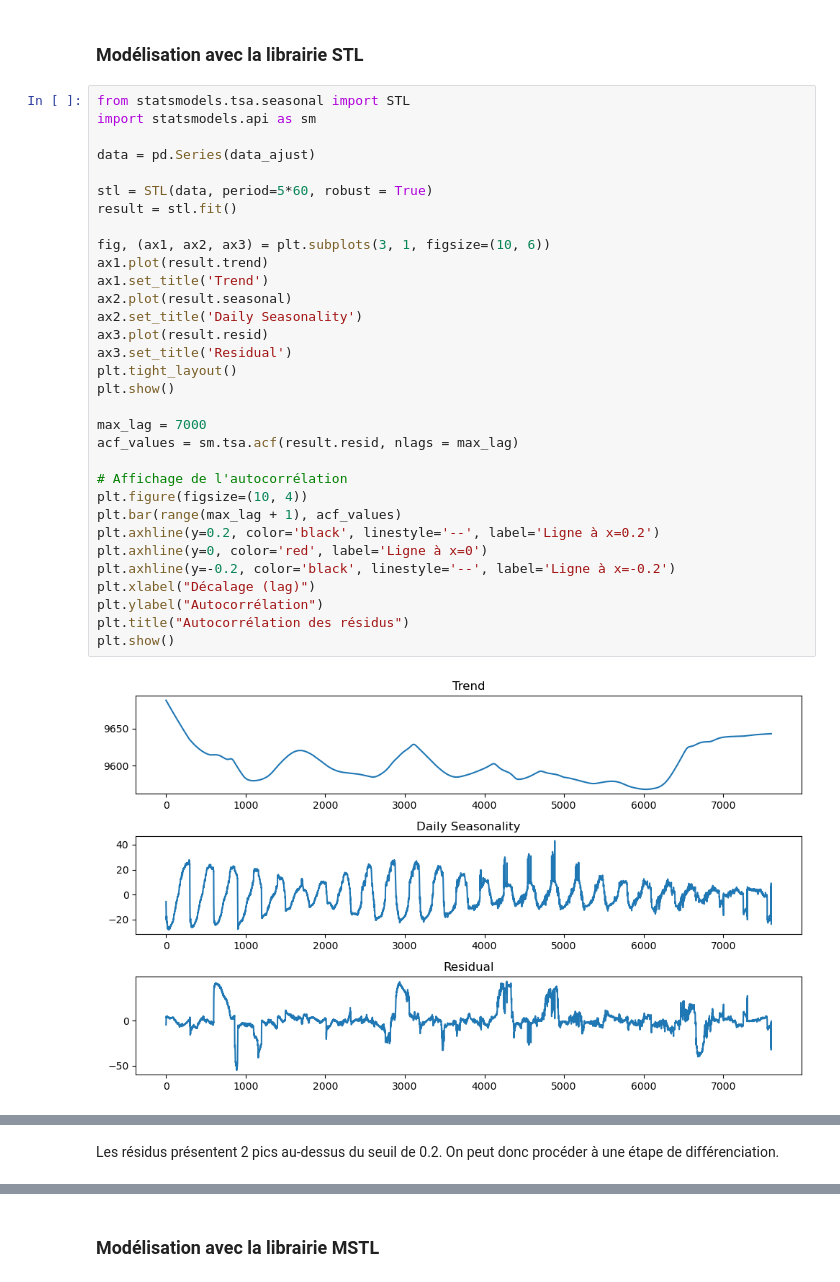
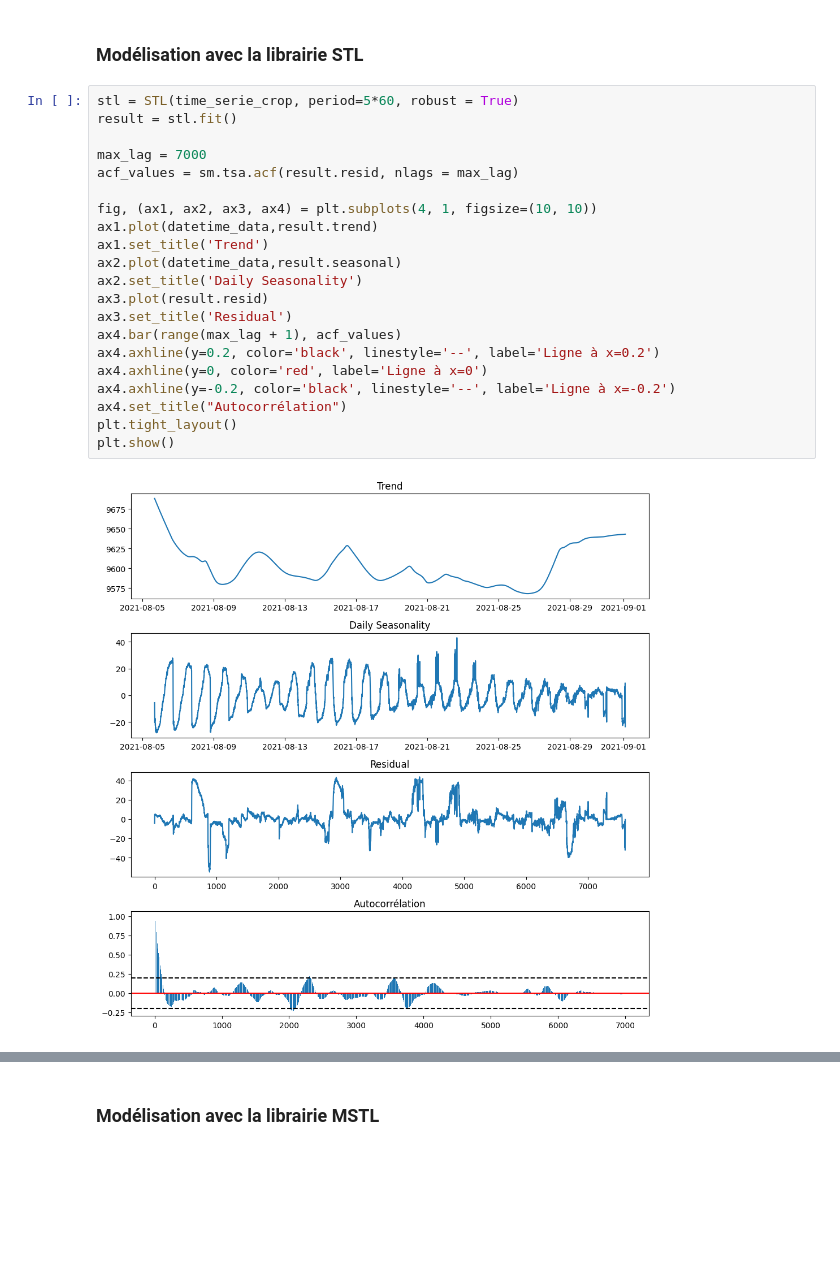
Before and after one commit to PiDchsn/Projet-RI, a Jupyter notebook: Analyse_2.ipynb, the cells around one changed output, grey strips where cells are left out. Cells and saved outputs as stored; diff of their text form; blank space fills up the shorter version.

```diff
--- a/Analyse_2.ipynb
+++ b/Analyse_2.ipynb
@@ -486,36 +493,25 @@ Ca correspond à  : 1.7777777777777777 jours
 # %% [markdown]
 ### Modélisation avec la librairie STL
 # %%
-from statsmodels.tsa.seasonal import STL
-import statsmodels.api as sm
-
-data = pd.Series(data_ajust)
-
-stl = STL(data, period=5*60, robust = True)
+stl = STL(time_serie_crop, period=5*60, robust = True)
 result = stl.fit()
-
-fig, (ax1, ax2, ax3) = plt.subplots(3, 1, figsize=(10, 6))
-ax1.plot(result.trend)
-ax1.set_title('Trend')
-ax2.plot(result.seasonal)
-ax2.set_title('Daily Seasonality')
-ax3.plot(result.resid)
-ax3.set_title('Residual')
-plt.tight_layout()
-plt.show()
 
 max_lag = 7000
 acf_values = sm.tsa.acf(result.resid, nlags = max_lag)
 
-# Affichage de l'autocorrélation
-plt.figure(figsize=(10, 4))
-plt.bar(range(max_lag + 1), acf_values)
-plt.axhline(y=0.2, color='black', linestyle='--', label='Ligne à x=0.2')
-plt.axhline(y=0, color='red', label='Ligne à x=0')
-plt.axhline(y=-0.2, color='black', linestyle='--', label='Ligne à x=-0.2')
-plt.xlabel("Décalage (lag)")
-plt.ylabel("Autocorrélation")
-plt.title("Autocorrélation des résidus")
+fig, (ax1, ax2, ax3, ax4) = plt.subplots(4, 1, figsize=(10, 10))
+ax1.plot(datetime_data,result.trend)
+ax1.set_title('Trend')
+ax2.plot(datetime_data,result.seasonal)
+ax2.set_title('Daily Seasonality')
+ax3.plot(result.resid)
+ax3.set_title('Residual')
+ax4.bar(range(max_lag + 1), acf_values)
+ax4.axhline(y=0.2, color='black', linestyle='--', label='Ligne à x=0.2')
+ax4.axhline(y=0, color='red', label='Ligne à x=0')
+ax4.axhline(y=-0.2, color='black', linestyle='--', label='Ligne à x=-0.2')
+ax4.set_title("Autocorrélation")
+plt.tight_layout()
 plt.show()
 # %% [output]
-[figure, old version]
+[figure, new version]
@@ -523,2 +517,0 @@ plt.show()
-# %% [markdown]
-Les résidus présentent 2 pics au-dessus du seuil de 0.2. On peut donc procéder à une étape de différenciation.
```
Also changed, not shown: parts of 39 cells of this notebook.
